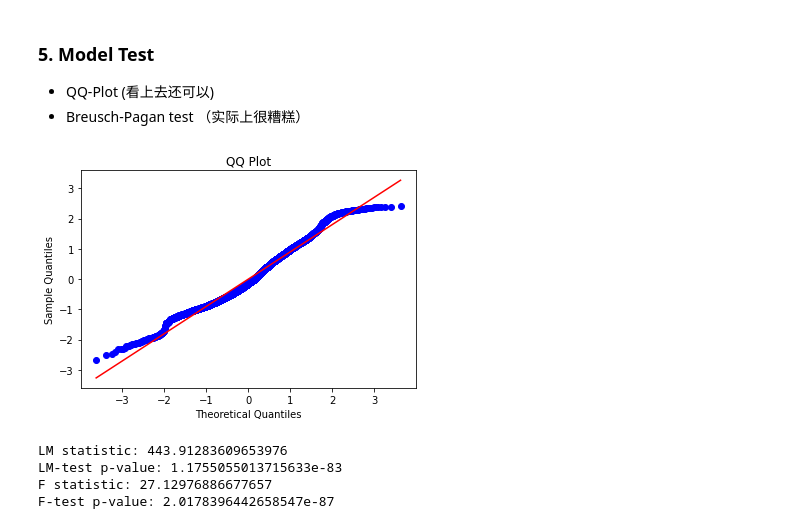
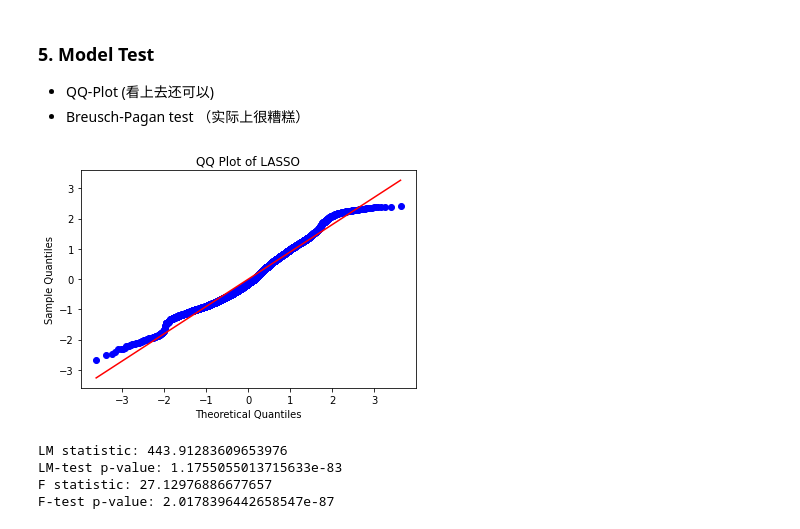
Before and after one commit to YiningMa0822/Advanced_Data_Analysis_5291, a Jupyter notebook: LASSO.ipynb, the cells around one changed output. Drawn from its saved outputs; the diff is of its cells as text; code cells hidden in the pictures.

```diff
--- a/LASSO.ipynb
+++ b/LASSO.ipynb
@@ -143,15 +224,14 @@ LASSO test MSE: 0.8563017271134965
 # %%
 #  QQ plot
 residuals = y_t_train - y_t_pred_train
 stats.probplot(residuals, dist="norm", plot=plt)
 
-plt.title('QQ Plot')
+plt.title('QQ Plot of LASSO')
 plt.xlabel('Theoretical Quantiles')
 plt.ylabel('Sample Quantiles')
-
 plt.show()
 # %% [output]
-[figure, old version]
+[figure, new version]
 # %%
 bp_test = sms.het_breuschpagan(residuals, x_train)
 
```
Also changed, not shown: parts of 9 cells of this notebook, 8 other files.
